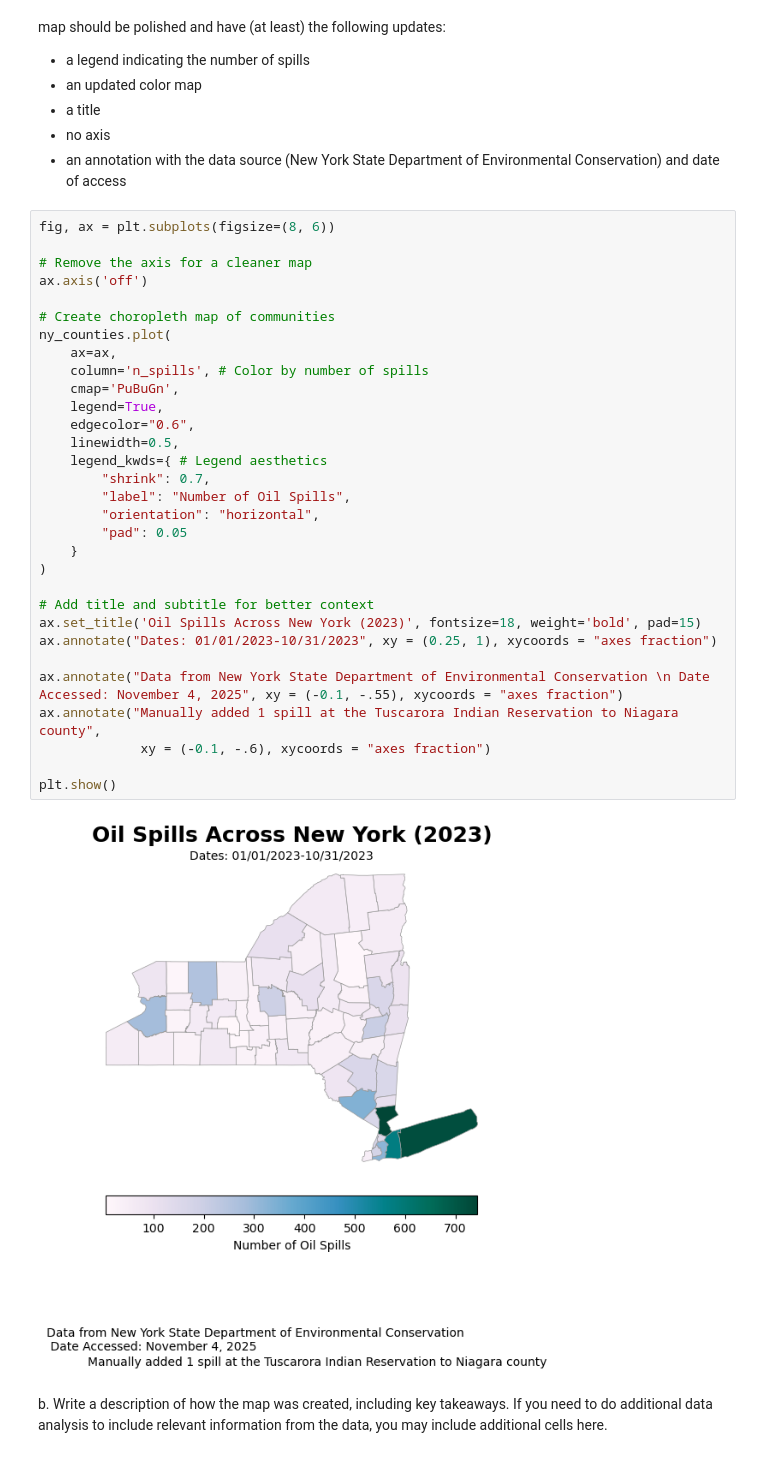
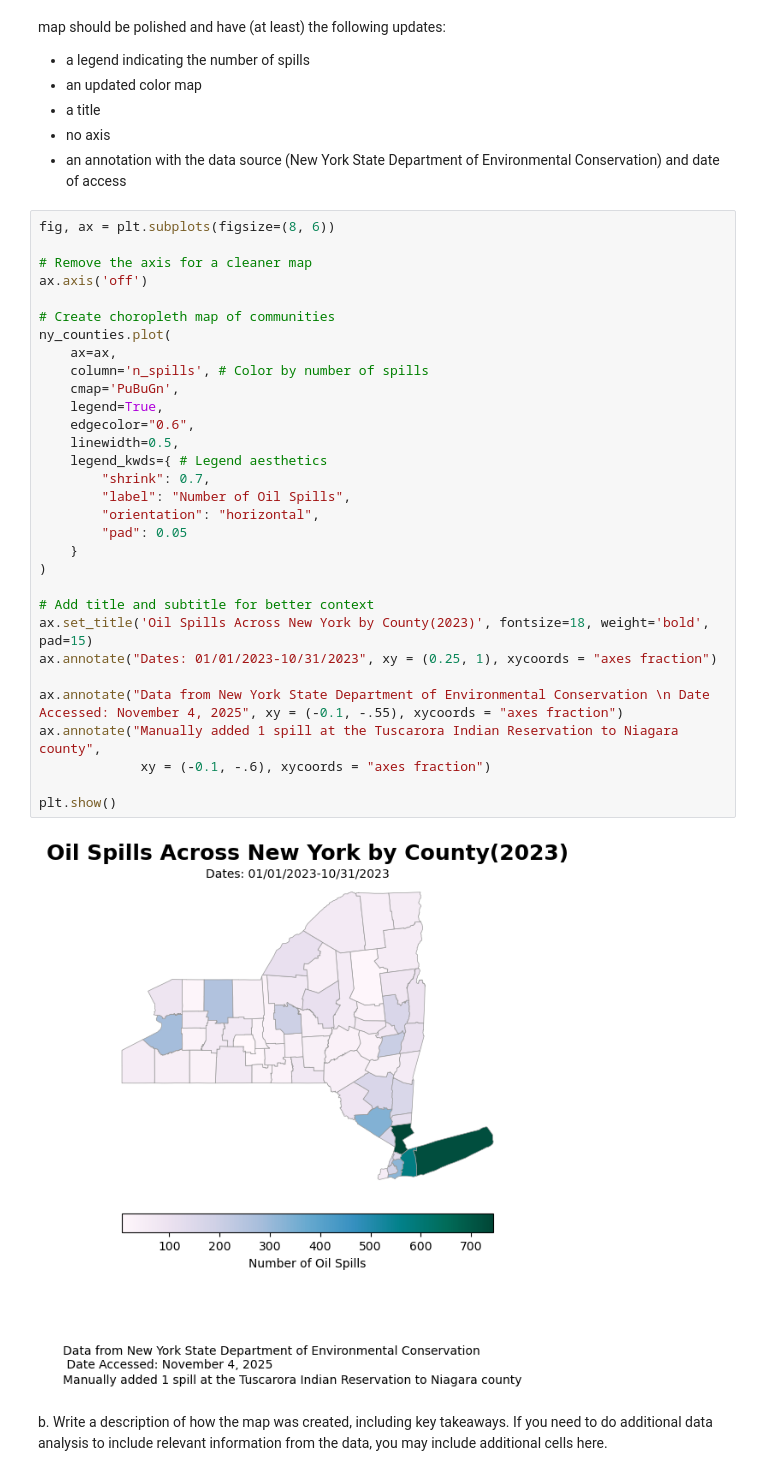
Before and after one commit to kylienewcomer/eds220-hwk3, a Jupyter notebook: hwk3-task1-spills.ipynb, the cells around one changed output. Drawn from its saved outputs; the diff is of its cells as text.

```diff
--- a/hwk3-task1-spills.ipynb
+++ b/hwk3-task1-spills.ipynb
@@ -659,35 +698,35 @@ Your map should be polished and have (at least) the following updates:
 fig, ax = plt.subplots(figsize=(8, 6))
 
 # Remove the axis for a cleaner map
 ax.axis('off')
 
 # Create choropleth map of communities
 ny_counties.plot(
     ax=ax,
     column='n_spills', # Color by number of spills
     cmap='PuBuGn',
     legend=True,
     edgecolor="0.6",
     linewidth=0.5,
     legend_kwds={ # Legend aesthetics
         "shrink": 0.7,
         "label": "Number of Oil Spills",
         "orientation": "horizontal",
         "pad": 0.05
     }
 )
 
 # Add title and subtitle for better context
-ax.set_title('Oil Spills Across New York (2023)', fontsize=18, weight='bold', pad=15)
+ax.set_title('Oil Spills Across New York by County(2023)', fontsize=18, weight='bold', pad=15)
 ax.annotate("Dates: 01/01/2023-10/31/2023", xy = (0.25, 1), xycoords = "axes fraction")
 
 ax.annotate("Data from New York State Department of Environmental Conservation \n Date Accessed: November 4, 2025", xy = (-0.1, -.55), xycoords = "axes fraction")
 ax.annotate("Manually added 1 spill at the Tuscarora Indian Reservation to Niagara county",
              xy = (-0.1, -.6), xycoords = "axes fraction")
 
 plt.show()
 # %% [output]
-[figure, old version]
+[figure, new version]
 # %% [markdown]
 b. Write a description of how the map was created, including key takeaways. If you need to do additional data analysis to include relevant information from the data, you may include additional cells here.
 # %% [markdown]
```
Also changed, not shown: parts of 7 cells of this notebook.
